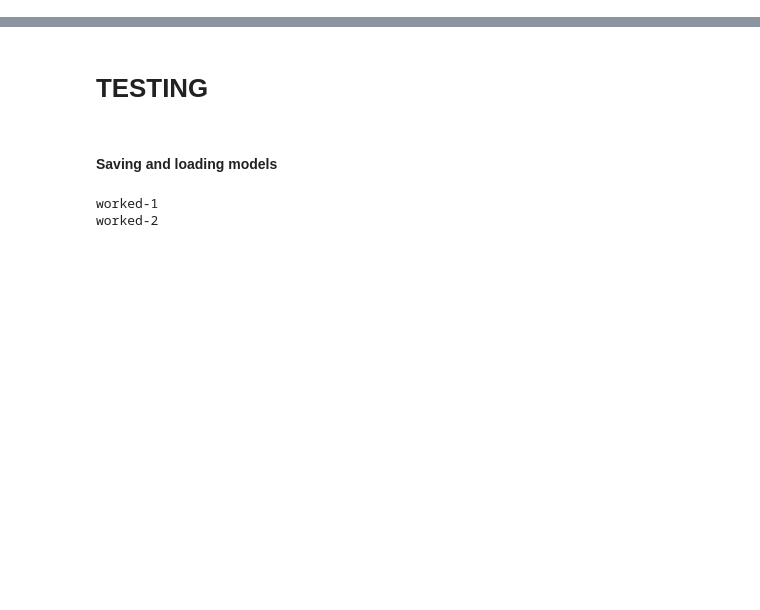
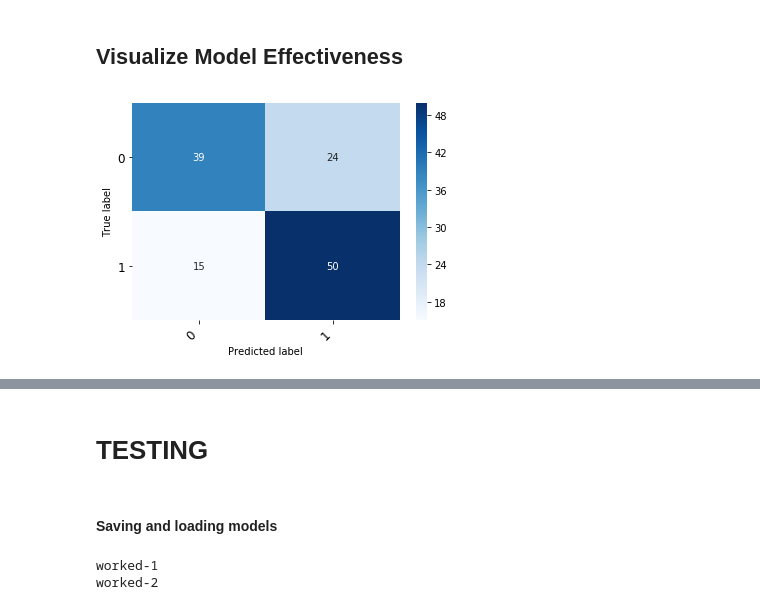
Before and after one commit to RumTumTum/capstone, a Jupyter notebook: basic_cnn_v3.ipynb, the cells around one changed output, grey strips where cells are left out. Saved outputs shown, nothing was run; the diff lists cells and outputs as text; code cells hidden in the pictures; blank space fills up the shorter version.

Commit message:
add update basic cnn to predict

```diff
--- a/basic_cnn_v3.ipynb
+++ b/basic_cnn_v3.ipynb
@@ -269,0 +75,13 @@ model.predict()
+# %%
+image_list = import_data.clean_data_csv(shuffle_data = True)
+data = import_data.balanced_images_binary(image_list)
+train_data, valid_data = train_test_split(data, test_size = 0.15, random_state = random_seed)
+# %%
+traingen=image_processing.DataGenerator_single_class(train_data,data_path = data_path, batch_size = batch_size)
+validgen=image_processing.DataGenerator_single_class(valid_data,data_path = data_path, batch_size = batch_size)
+# %%
+train_data_test = train_data[0:batch_size*5]
+valid_data_test = valid_data[0:batch_size*1]
+
+traingen_test=image_processing.DataGenerator_single_class(train_data_test,data_path = data_path, batch_size = batch_size)
+validgen_test=image_processing.DataGenerator_single_class(valid_data_test,data_path = data_path, batch_size = batch_size)
@@ -270,3 +191,11 @@ model.predict()
+# %% [markdown]
+## Visualize Model Effectiveness
+# %%
+y_pred = model.predict_generator(generator=validgen_test,use_multiprocessing=True)
+# %%
+get_confusion_matrix(valid_data_test['any'],y_pred)
+# %% [output]
+[figure, added]
 # %%
 # plot accuracy
 
```
Also changed, not shown: parts of 40 cells of this notebook, 6 other files.
